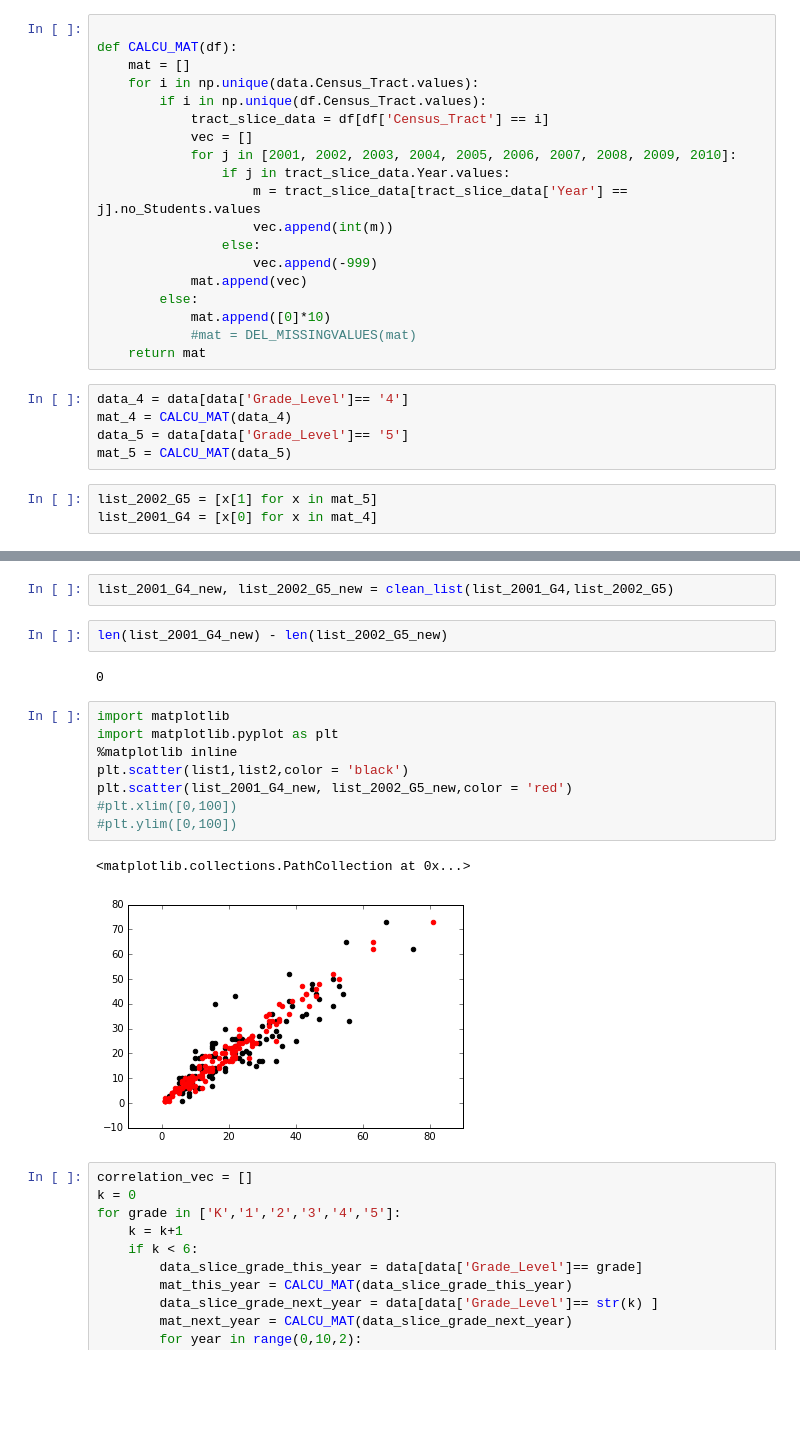
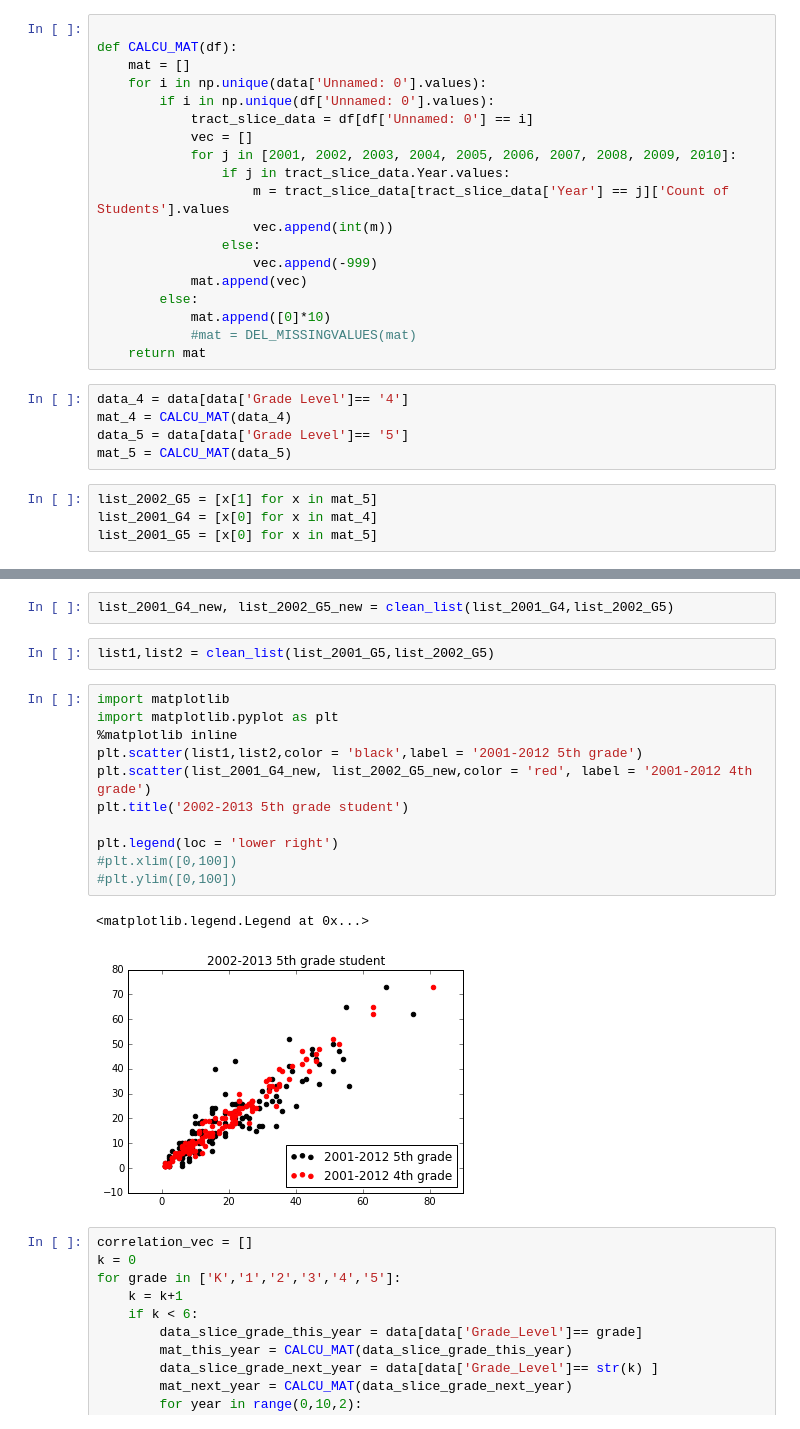
Before and after one commit to HaichaoWu/1001_project, a Jupyter notebook: Sheng/1001-Project.ipynb, the cells around one changed output, grey strips where cells are left out. Cells and saved outputs as stored; diff of their text form; blank space fills up the shorter version.

```diff
--- a/Sheng/1001-Project.ipynb
+++ b/Sheng/1001-Project.ipynb
@@ -48,13 +67,13 @@ def DEL_MISSINGVALUES(mat):
 
 def CALCU_MAT(df):
     mat = []
-    for i in np.unique(data.Census_Tract.values):
-        if i in np.unique(df.Census_Tract.values):
-            tract_slice_data = df[df['Census_Tract'] == i]
+    for i in np.unique(data['Unnamed: 0'].values):
+        if i in np.unique(df['Unnamed: 0'].values):
+            tract_slice_data = df[df['Unnamed: 0'] == i]
             vec = []
             for j in [2001, 2002, 2003, 2004, 2005, 2006, 2007, 2008, 2009, 2010]:
                 if j in tract_slice_data.Year.values:
-                    m = tract_slice_data[tract_slice_data['Year'] == j].no_Students.values
+                    m = tract_slice_data[tract_slice_data['Year'] == j]['Count of Students'].values
                     vec.append(int(m))
                 else:
                     vec.append(-999)
@@ -64,13 +83,14 @@ def CALCU_MAT(df):
             #mat = DEL_MISSINGVALUES(mat)
     return mat
 # %%
-data_4 = data[data['Grade_Level']== '4']
+data_4 = data[data['Grade Level']== '4']
 mat_4 = CALCU_MAT(data_4)
-data_5 = data[data['Grade_Level']== '5']
+data_5 = data[data['Grade Level']== '5']
 mat_5 = CALCU_MAT(data_5)
 # %%
 list_2002_G5 = [x[1] for x in mat_5]
 list_2001_G4 = [x[0] for x in mat_4]
+list_2001_G5 = [x[0] for x in mat_5]
 # %%
 def clean_list(m,n):
     m_new = []
@@ -82,21 +102,22 @@ def clean_list(m,n):
     return m_new, n_new
 # %%
 list_2001_G4_new, list_2002_G5_new = clean_list(list_2001_G4,list_2002_G5)
-# %%
-len(list_2001_G4_new) - len(list_2002_G5_new)
-# %% [output]
-0
+# %%
+list1,list2 = clean_list(list_2001_G5,list_2002_G5)
 # %%
 import matplotlib
 import matplotlib.pyplot as plt
 %matplotlib inline
-plt.scatter(list1,list2,color = 'black')
-plt.scatter(list_2001_G4_new, list_2002_G5_new,color = 'red')
+plt.scatter(list1,list2,color = 'black',label = '2001-2012 5th grade')
+plt.scatter(list_2001_G4_new, list_2002_G5_new,color = 'red', label = '2001-2012 4th grade')
+plt.title('2002-2013 5th grade student')
+
+plt.legend(loc = 'lower right')
 #plt.xlim([0,100])
 #plt.ylim([0,100])
 # %% [output]
-<matplotlib.collections.PathCollection at 0x...>
+<matplotlib.legend.Legend at 0x...>
-[figure, old version]
+[figure, new version]
 # %%
 correlation_vec = []
 k = 0
```
Also changed, not shown: parts of 7 cells of this notebook.
